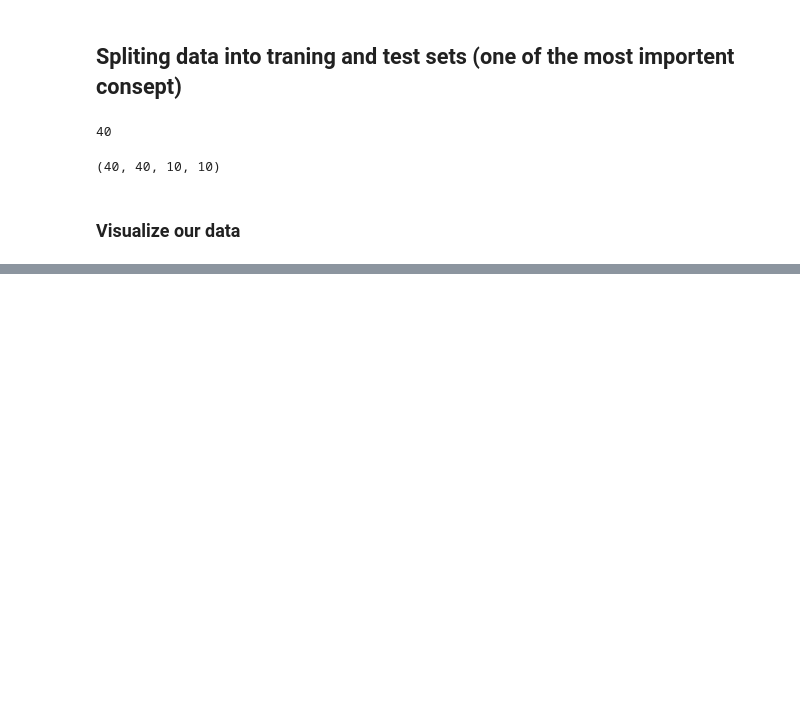
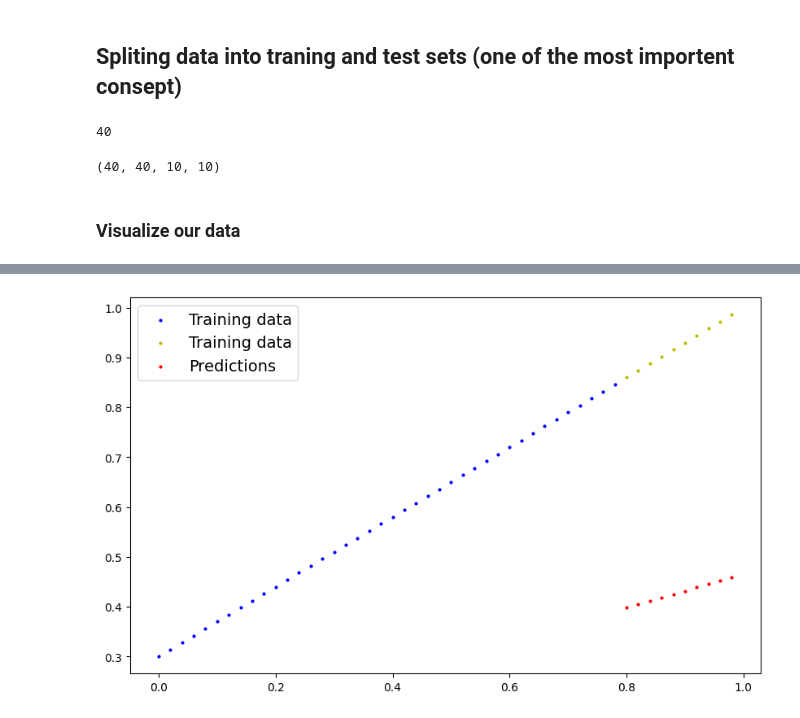
Before and after one commit to DinalAdithya/Learning-PYTorch, a Jupyter notebook: PyTorch_Workflow.ipynb, the cells around one changed output, grey strips where cells are left out. Drawn from its saved outputs; the diff is of its cells as text; code cells hidden in the pictures; blank space fills up the shorter version.

```diff
--- a/PyTorch_Workflow.ipynb
+++ b/PyTorch_Workflow.ipynb
@@ -109,0 +115,23 @@ def plot_predictions(train_data = x_train,
+# %%
+import torch
+from torch import nn
+
+# Create linear regresion model class
+
+class LinearRegressionModel(nn.Module):
+  # allmost everything in pytorch inheret from nn.module
+
+  def __init__(self):
+    super().__init__()
+
+    # initialize model parameters
+    self.weights = nn.Parameter(torch.randn( 1, #start ith random weights(this value wil change as the model learn)
+                                             requires_grad=True,
+                                             dtype=torch.float))
+    self.bias = nn.Parameter(torch.randn( 1,
+                                          requires_grad=True,
+                                          dtype=torch.float))
+
+  # Forward method to define the computation in the model
+  def forward(self, x: torch.Tensor) -> torch.Tensor: # <- 'x' is input data
+    return self.weights * x + self.bias  # this is the linear regression formula
@@ -109,0 +199,5 @@ def plot_predictions(train_data = x_train,
+# %%
+# make the prediction with model
+with torch.inference_mode(): # infreence is word for predictions that use in pytorch
+  y_preds = model_0(x_test)
+y_preds
@@ -109,0 +215,4 @@ def plot_predictions(train_data = x_train,
+# %%
+plot_predictions( prediction = y_preds )
+# %% [output]
+[figure, added]
```
Also changed, not shown: parts of 14 cells of this notebook.
